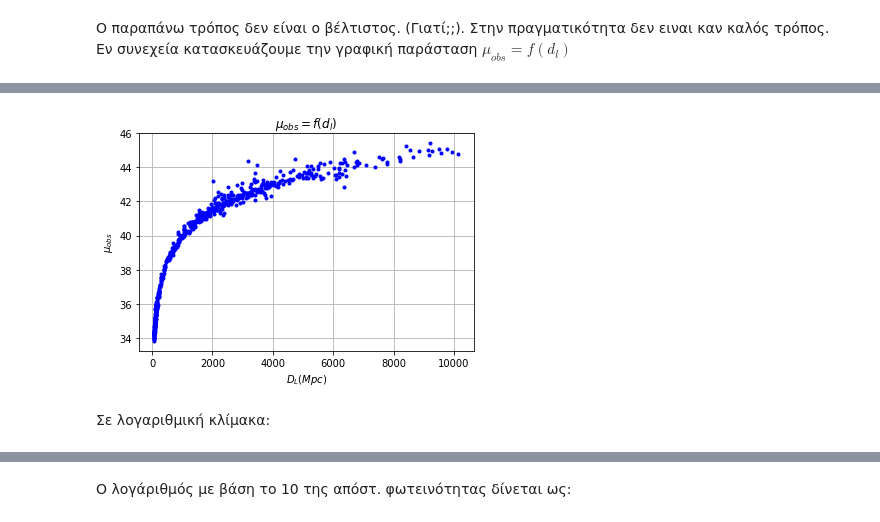
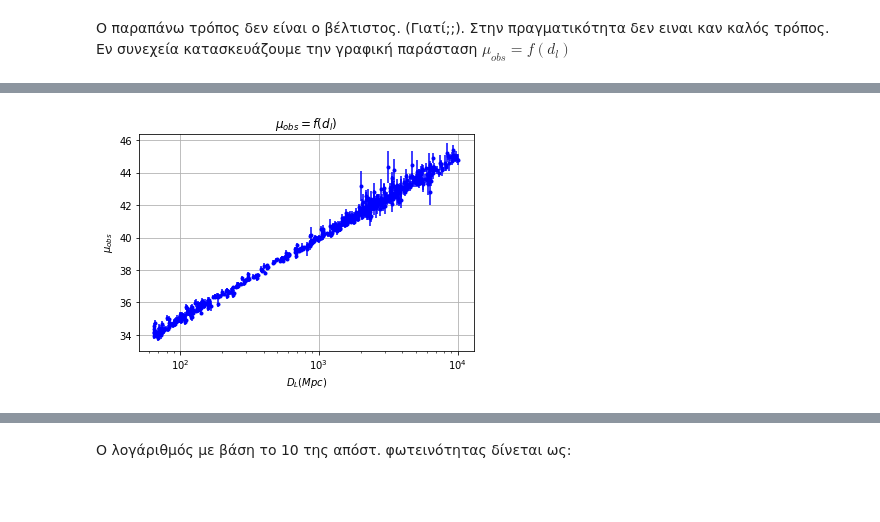
Before and after one commit to UoAACG/WorkshopNotebooks, a Jupyter notebook: Linear_Regresion_ex_and_extras.ipynb, the cells around one changed output, grey strips where cells are left out. Saved outputs shown, nothing was run; the diff lists cells and outputs as text; code cells hidden in the pictures; blank space fills up the shorter version.

```diff
--- a/Linear_Regresion_ex_and_extras.ipynb
+++ b/Linear_Regresion_ex_and_extras.ipynb
@@ -69,15 +76,17 @@ D_L(z)= (1+z) \frac{c}{H_0}\int _0 ^z \frac{1}{\sqrt{\Omega (1+z')^3 -\Omega +1}
 $$
+# %%
+def f(z,Om): return 1./np.sqrt(Om*(1.+z)**3+1.-Om)
 # %%
-def lum_dist(z):
+def lum_dist(z,c=3e5,Om=0.3,Ho=70.0):
     '''
     luminocity distance (imposing flat LambdaCDM cosmology)
-    Input: (float) redshift
+    Input: (float) redshift,c (in km/sec), Omega, H0 (in km/(s*pc))
     Output: (float) luminocity distance (units: Μpc)
     '''
-    c = 3.0*1e5  #km/sec
-    Om = 0.3
-    Ho = 70.0 #km/(s*pc)
-    olokl = integrate.quad(lambda za:1./(Om * (1.+za)**3.0 + 1. - Om)**0.5,0.0,z)
+    olokl = integrate.quad(f,0.,z,args=(Om))
+    #integrate.quad(
+    #    lambda za:1./(Om * (1.+za)**3.0 + 1. - Om)**0.5,0.0,z
+    #)
     res = (1.0 + z)*(c/Ho) * olokl[0]
     return res
 # %% [markdown]
@@ -108,3 +132,8 @@ for element in dataSN: #Η μετ. element παιρνει την τιμή κάθ
 Ο παραπάνω τρόπος δεν είναι ο βέλτιστος. (Γιατί;;).
 Στην πραγματικότητα δεν ειναι καν καλός τρόπος.
 Εν συνεχεία κατασκευάζουμε την γραφική παράσταση $\mu_{obs} = f(d_l)$
+# %%
+z=dataSN[:,0]
+m_obs=dataSN[:,1]
+m_error=dataSN[:,2]
+dl=np.array([lum_dist(zi) for zi in z])
@@ -111,11 +149,9 @@ for element in dataSN: #Η μετ. element παιρνει την τιμή κάθ
 # %%
-plt.plot(dls,all_m_obs,'.',color = 'blue',)
-plt.title(r'$\mu_{obs} = f(d_l)$')
+plt.errorbar(dl,m_obs,yerr=m_error,fmt='.',color = 'blue')
+plt.title('$\mu_{obs} = f(d_l)$')
 plt.xlabel('$D_{L}(Mpc)$')
 plt.ylabel('$\mu_{obs}$')
 plt.grid(True)
-plt.show()
+plt.xscale('log')
 # %% [output]
-[figure, old version]
+[figure, new version]
-# %% [markdown]
-Σε λογαριθμική κλίμακα:
```
Also changed, not shown: parts of 12 cells of this notebook.
